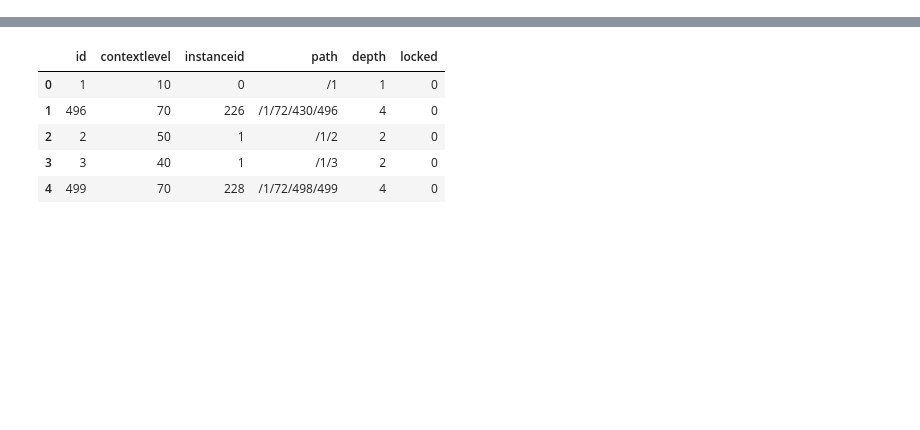
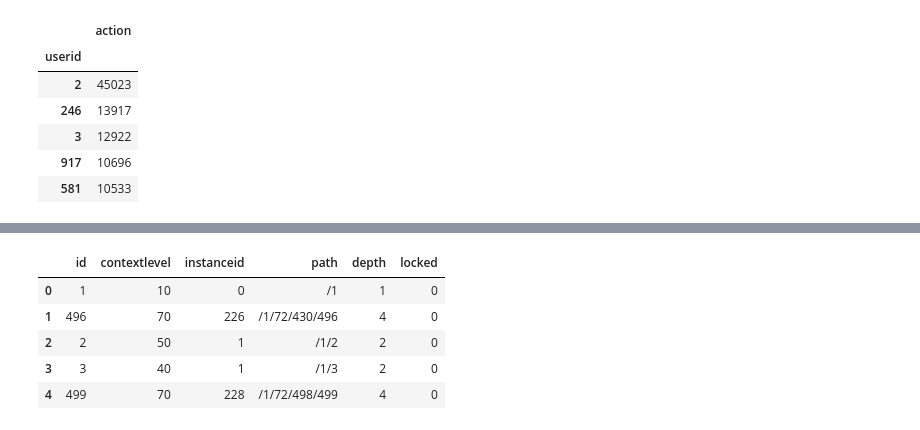
Before and after one commit to gtechzilla/moodle, a Jupyter notebook: Main.ipynb, the cells around one changed output, grey strips where cells are left out. Saved outputs shown, nothing was run; the diff lists cells and outputs as text; code cells hidden in the pictures; blank space fills up the shorter version.

```diff
--- a/Main.ipynb
+++ b/Main.ipynb
@@ -27,0 +116,11 @@ class DB_fetch:
+# %%
+activity= data.activity_count_user()
+activity.head()
+# %% [output]
+|  | action |
+| userid |  |
+| 2 | 45023 |
+| 246 | 13917 |
+| 3 | 12922 |
+| 917 | 10696 |
+| 581 | 10533 |
```
Also changed, not shown: parts of 37 cells of this notebook.
